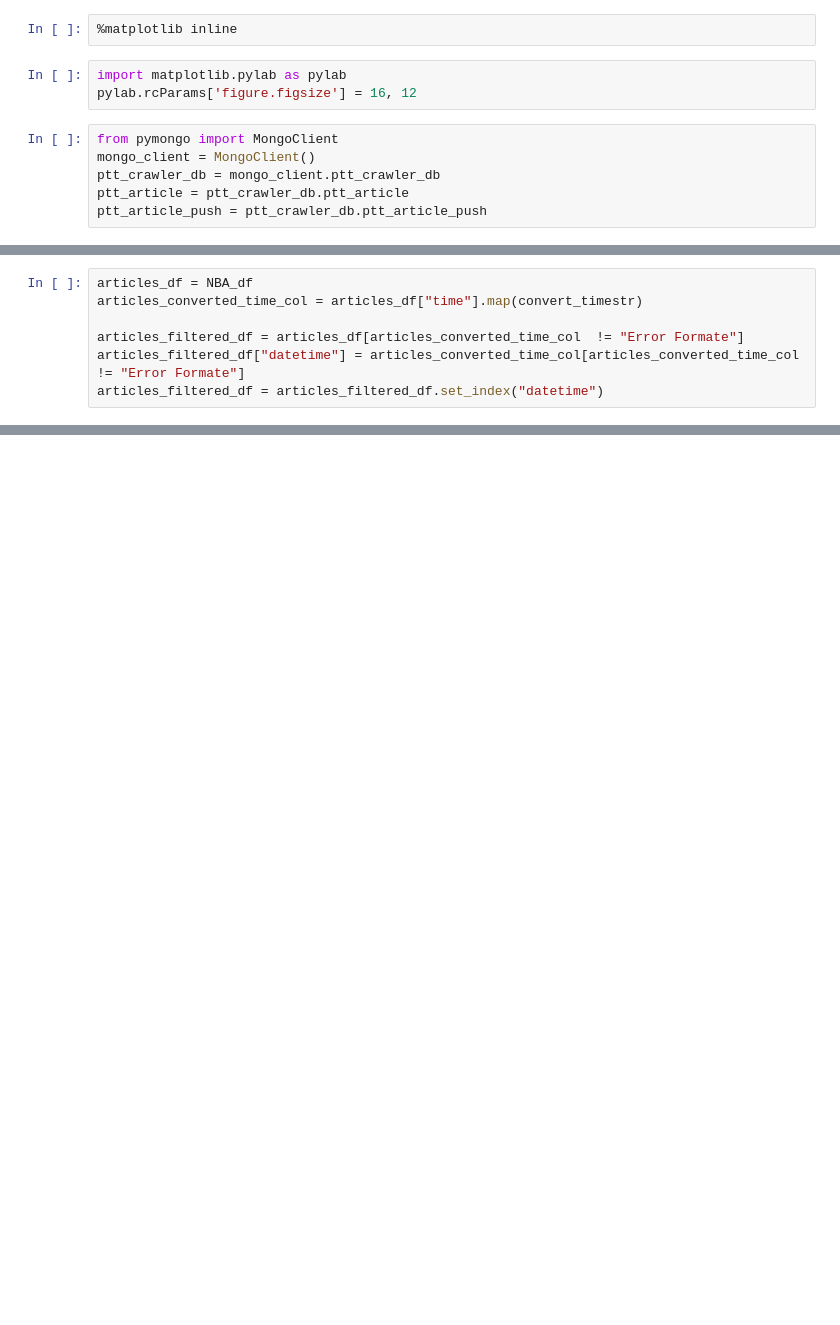
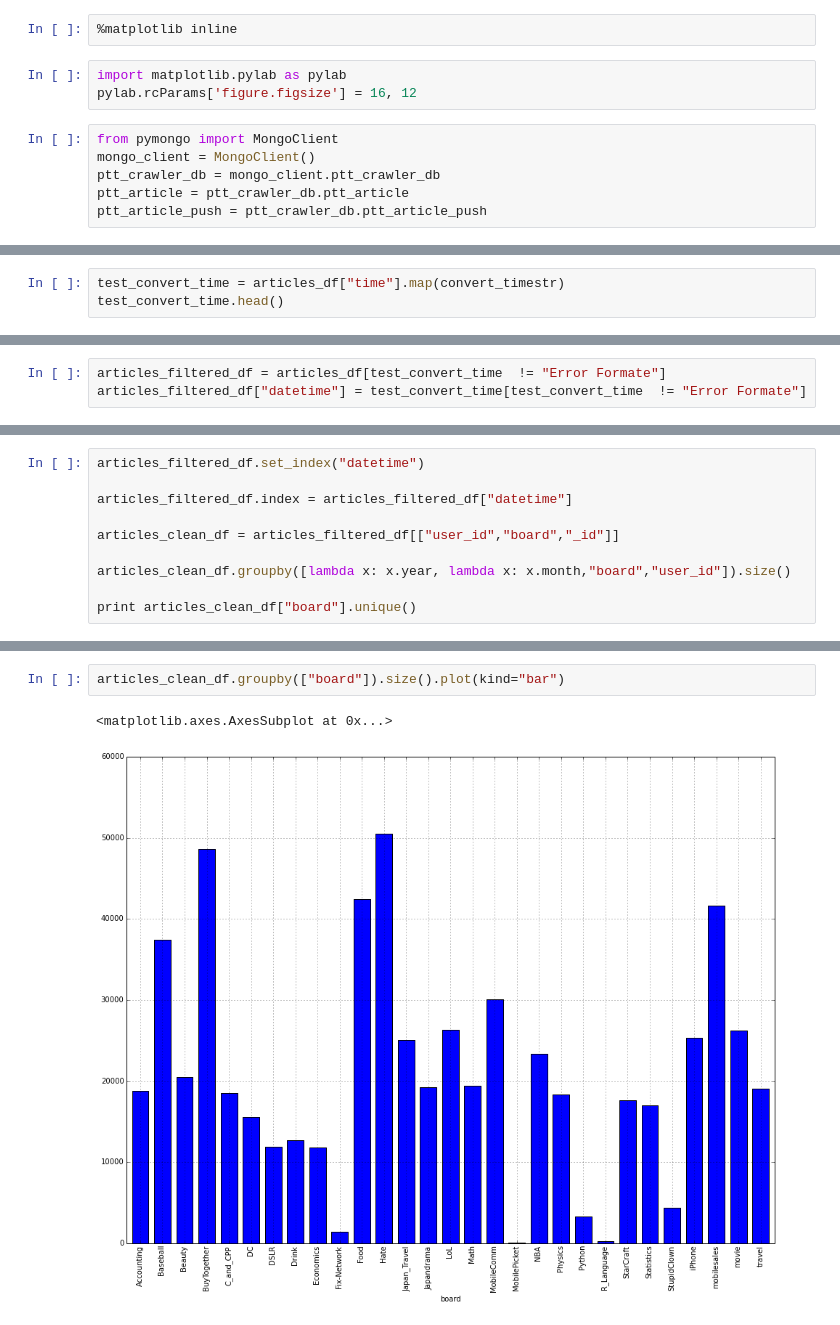
Before and after one commit to c3h3/NCCU-PyData-Courses-2013Spring, a Jupyter notebook: Lecture4/visualization/PTT_Analysis.ipynb, the cells around one changed output, grey strips where cells are left out. Drawn from its saved outputs; the diff is of its cells as text; blank space fills up the shorter version.

```diff
--- a/Lecture4/visualization/PTT_Analysis.ipynb
+++ b/Lecture4/visualization/PTT_Analysis.ipynb
@@ -57,7 +75,3 @@ def convert_timestr(xx):
-# %%
-articles_df = NBA_df
-articles_converted_time_col = articles_df["time"].map(convert_timestr)
-
-articles_filtered_df = articles_df[articles_converted_time_col  != "Error Formate"]
-articles_filtered_df["datetime"] = articles_converted_time_col[articles_converted_time_col  != "Error Formate"]
-articles_filtered_df = articles_filtered_df.set_index("datetime")
+# %%
+test_convert_time = articles_df["time"].map(convert_timestr)
+test_convert_time.head()
@@ -64,3 +85,6 @@ articles_filtered_df = articles_filtered_df.set_index("datetime")
+# %%
+articles_filtered_df = articles_df[test_convert_time  != "Error Formate"]
+articles_filtered_df["datetime"] = test_convert_time[test_convert_time  != "Error Formate"]
 # %%
 articles_filtered_df.head()
 # %% [output]
@@ -80,0 +98,10 @@ articles_clean_df = articles_filtered_df[["user_id","_id"]]
+# %%
+articles_filtered_df.set_index("datetime")
+
+articles_filtered_df.index = articles_filtered_df["datetime"]
+
+articles_clean_df = articles_filtered_df[["user_id","board","_id"]]
+
+articles_clean_df.groupby([lambda x: x.year, lambda x: x.month,"board","user_id"]).size()
+
+print articles_clean_df["board"].unique()
@@ -80,0 +125,5 @@ articles_clean_df = articles_filtered_df[["user_id","_id"]]
+# %%
+articles_clean_df.groupby(["board"]).size().plot(kind="bar")
+# %% [output]
+<matplotlib.axes.AxesSubplot at 0x...>
+[figure, added]
```
Also changed, not shown: parts of 32 cells of this notebook, 4 other files.
